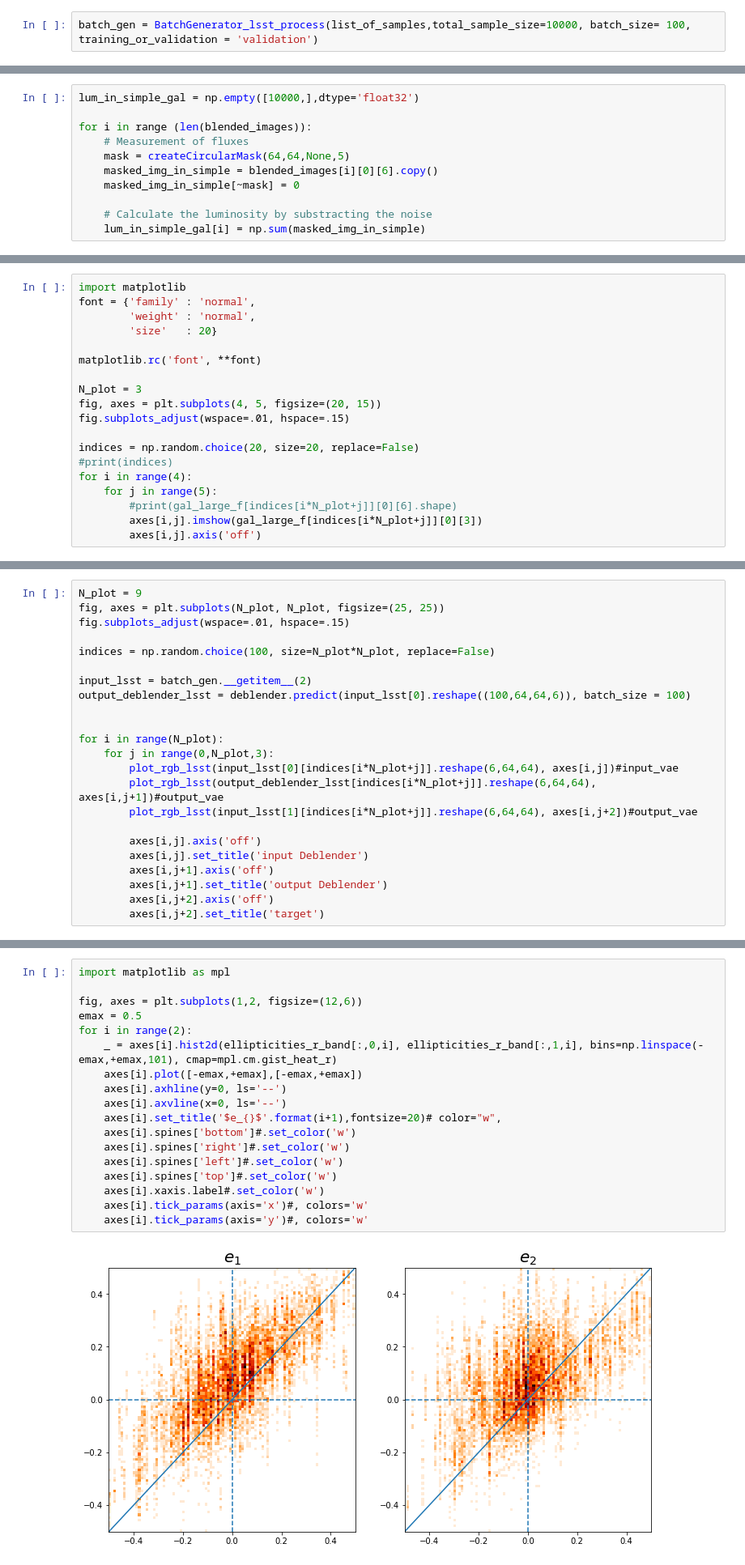
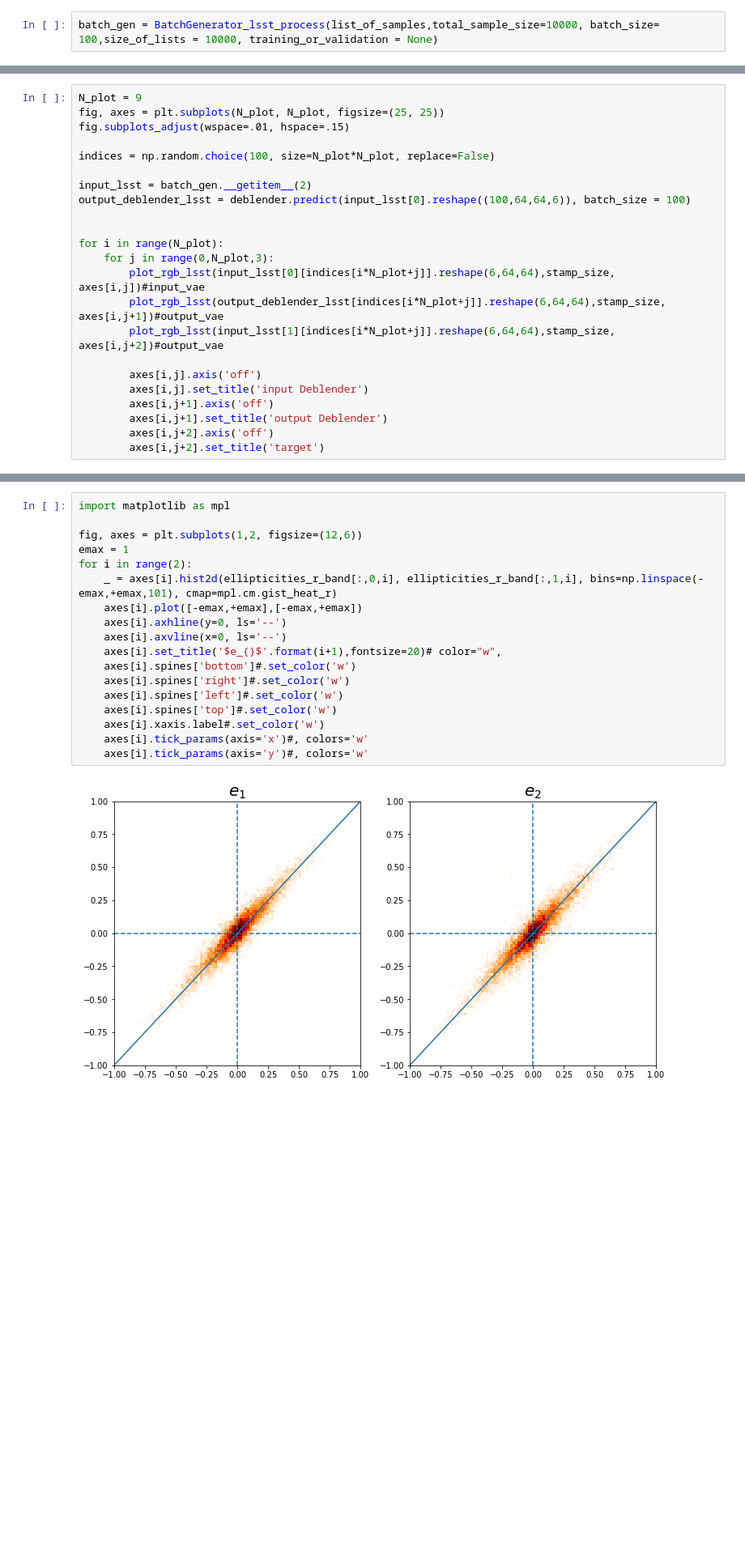
Before and after one commit to LSSTDESC/DeblenderVAE, a Jupyter notebook: notebooks/Deblender/Plots_Deblender-LSST.ipynb, the cells around one changed output, grey strips where cells are left out. Shown at 81% size. Drawn from its saved outputs; the diff is of its cells as text; blank space fills up the shorter version.

Commit message:
Mainly modifications in generators files to use them in the notebooks for the plots

```diff
--- a/notebooks/Deblender/Plots_Deblender-LSST.ipynb
+++ b/notebooks/Deblender/Plots_Deblender-LSST.ipynb
@@ -356,2 +80,2 @@ list_of_samples = ['/sps/lsst/users/barcelin/data/blended/COSMOS/galaxies_COSMOS
 # %%
-batch_gen = BatchGenerator_lsst_process(list_of_samples,total_sample_size=10000, batch_size= 100, training_or_validation = 'validation')
+batch_gen = BatchGenerator_lsst_process(list_of_samples,total_sample_size=10000, batch_size= 100,size_of_lists = 10000, training_or_validation = None)
@@ -428,11 +81,0 @@ plt.imshow(blended_images[0][1][6])
-# %%
-lum_in_simple_gal = np.empty([10000,],dtype='float32')
-
-for i in range (len(blended_images)):
-    # Measurement of fluxes
-    mask = createCircularMask(64,64,None,5)
-    masked_img_in_simple = blended_images[i][0][6].copy()
-    masked_img_in_simple[~mask] = 0
-
-    # Calculate the luminosity by substracting the noise
-    lum_in_simple_gal[i] = np.sum(masked_img_in_simple)
@@ -447,19 +81,0 @@ gal_large_f = np.delete(blended_images, gal_large_f_coord[0], axis = 0)
-# %%
-import matplotlib
-font = {'family' : 'normal',
-        'weight' : 'normal',
-        'size'   : 20}
-
-matplotlib.rc('font', **font)
-
-N_plot = 3
-fig, axes = plt.subplots(4, 5, figsize=(20, 15))
-fig.subplots_adjust(wspace=.01, hspace=.15)
-
-indices = np.random.choice(20, size=20, replace=False)
-#print(indices)
-for i in range(4):
-    for j in range(5):
-        #print(gal_large_f[indices[i*N_plot+j]][0][6].shape)
-        axes[i,j].imshow(gal_large_f[indices[i*N_plot+j]][0][3])
-        axes[i,j].axis('off')
@@ -486,9 +94,9 @@ output_deblender_lsst = deblender.predict(input_lsst[0].reshape((100,64,64,6)),
 
 for i in range(N_plot):
     for j in range(0,N_plot,3):
-        plot_rgb_lsst(input_lsst[0][indices[i*N_plot+j]].reshape(6,64,64), axes[i,j])#input_vae
-        plot_rgb_lsst(output_deblender_lsst[indices[i*N_plot+j]].reshape(6,64,64), axes[i,j+1])#output_vae
-        plot_rgb_lsst(input_lsst[1][indices[i*N_plot+j]].reshape(6,64,64), axes[i,j+2])#output_vae
+        plot_rgb_lsst(input_lsst[0][indices[i*N_plot+j]].reshape(6,64,64),stamp_size, axes[i,j])#input_vae
+        plot_rgb_lsst(output_deblender_lsst[indices[i*N_plot+j]].reshape(6,64,64),stamp_size, axes[i,j+1])#output_vae
+        plot_rgb_lsst(input_lsst[1][indices[i*N_plot+j]].reshape(6,64,64),stamp_size, axes[i,j+2])#output_vae
 
         axes[i,j].axis('off')
         axes[i,j].set_title('input Deblender')
@@ -546,23 +156,23 @@ erreur
 # %%
 import matplotlib as mpl
 
 fig, axes = plt.subplots(1,2, figsize=(12,6))
-emax = 0.5
+emax = 1
 for i in range(2):
     _ = axes[i].hist2d(ellipticities_r_band[:,0,i], ellipticities_r_band[:,1,i], bins=np.linspace(-emax,+emax,101), cmap=mpl.cm.gist_heat_r)
     axes[i].plot([-emax,+emax],[-emax,+emax])
     axes[i].axhline(y=0, ls='--')
     axes[i].axvline(x=0, ls='--')
     axes[i].set_title('$e_{}$'.format(i+1),fontsize=20)# color="w",
     axes[i].spines['bottom']#.set_color('w')
     axes[i].spines['right']#.set_color('w')
     axes[i].spines['left']#.set_color('w')
     axes[i].spines['top']#.set_color('w')
     axes[i].xaxis.label#.set_color('w')
     axes[i].tick_params(axis='x')#, colors='w'
     axes[i].tick_params(axis='y')#, colors='w'
 # %% [output]
-[figure, old version]
+[figure, new version]
 # %% [markdown]
 # Load the shifts to evaluate the distance between 2 galaxies
 # %%
```
Also changed, not shown: parts of 41 cells of this notebook, 12 other files.
